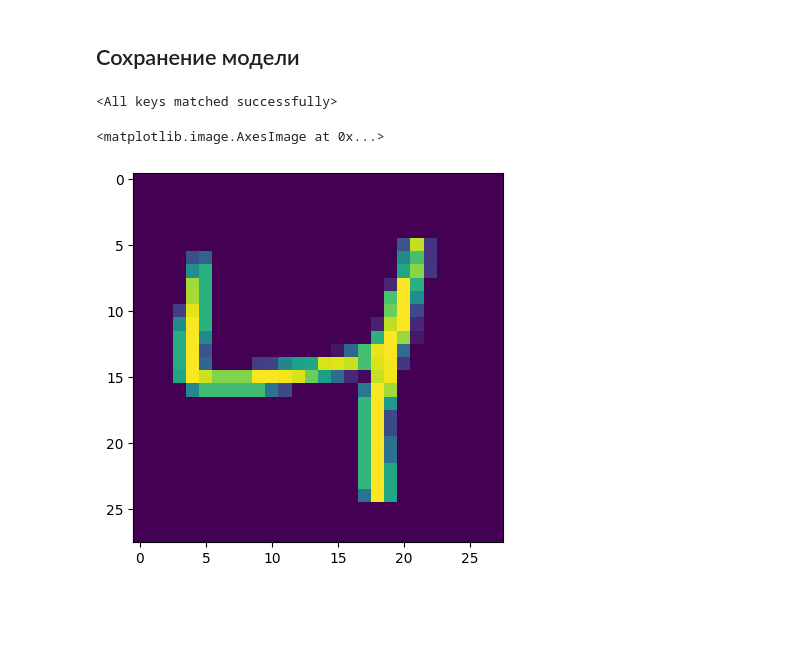
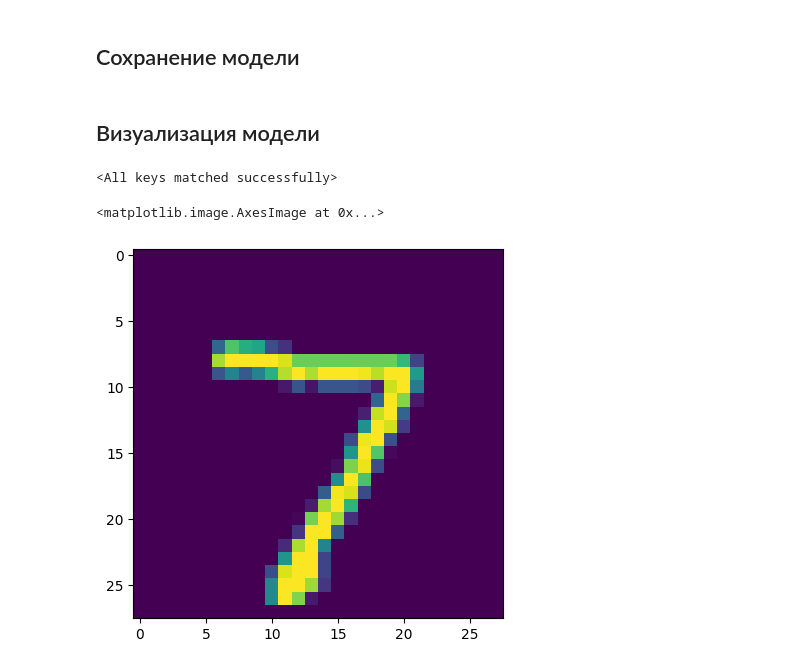
Before and after one commit to Leonid-Erlygin/seminars, a Jupyter notebook: fall_2023/s28_bayes_inference_vae/seminar.ipynb, the cells around one changed output. Drawn from its saved outputs; the diff is of its cells as text; code cells hidden in the pictures; blank space fills up the shorter version.

```diff
--- a/fall_2023/s28_bayes_inference_vae/seminar.ipynb
+++ b/fall_2023/s28_bayes_inference_vae/seminar.ipynb
@@ -233 +234,3 @@ torch.save(vae.state_dict(), "vae.pt")
+# %% [markdown]
+## Визуализация модели
 # %%
@@ -237,12 +240,13 @@ vae_loaded.load_state_dict(torch.load("vae.pt"))
 <All keys matched successfully>
 # %%
 import matplotlib.pyplot as plt
+train_loader, test_loader = setup_data_loaders(batch_size=256, use_cuda=USE_CUDA)
 
-x = train_loader.dataset[2][0]
+x = test_loader.dataset[0][0]
 plt.imshow(x[0, :, :])
 # %% [output]
 <matplotlib.image.AxesImage at 0x...>
-[figure, old version]
+[figure, new version]
 # %%
 vae_loaded.to("cpu")
 vae_loaded.eval()
```
Also changed, not shown: parts of 16 cells of this notebook.
